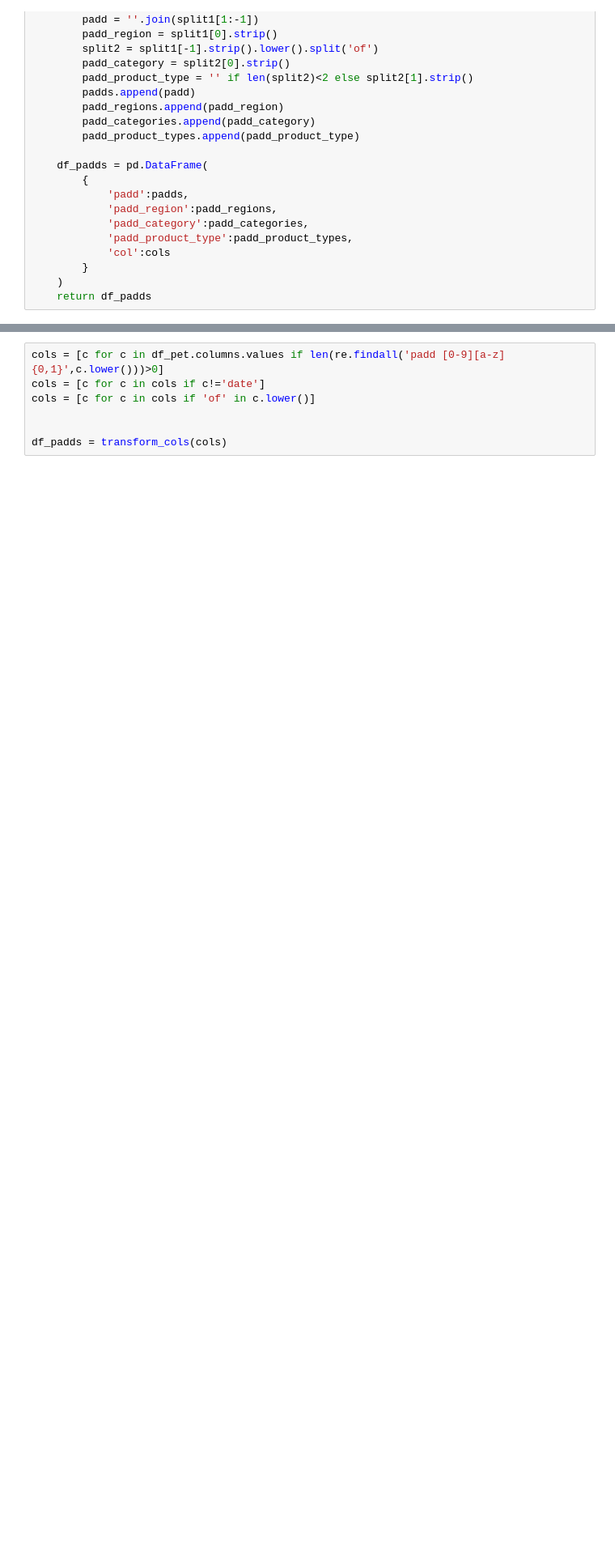
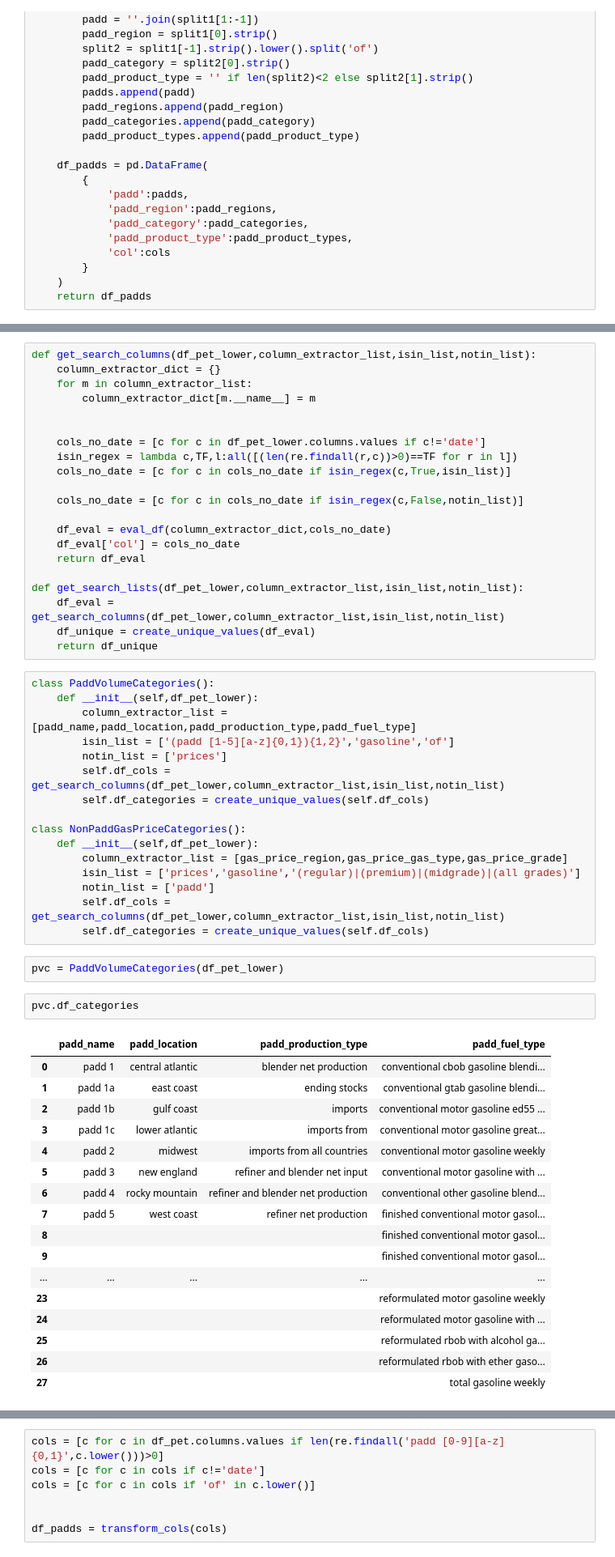
Before and after one commit to bgithub1/barchartacs, a Jupyter notebook: barchartacs/eia_download.ipynb, the cells around one changed output, grey strips where cells are left out. Shown at 81% size. Cells and saved outputs as stored; diff of their text form; blank space fills up the shorter version.

Commit message:
eia_download.ipynb build out column defintion logic for selecting columns

```diff
--- a/barchartacs/eia_download.ipynb
+++ b/barchartacs/eia_download.ipynb
@@ -455,0 +489,59 @@ eval_df(dd,cols)
+# %%
+def get_search_columns(df_pet_lower,column_extractor_list,isin_list,notin_list):
+    column_extractor_dict = {}
+    for m in column_extractor_list:
+        column_extractor_dict[m.__name__] = m
+
+
+    cols_no_date = [c for c in df_pet_lower.columns.values if c!='date']
+    isin_regex = lambda c,TF,l:all([(len(re.findall(r,c))>0)==TF for r in l])
+    cols_no_date = [c for c in cols_no_date if isin_regex(c,True,isin_list)]
+
+    cols_no_date = [c for c in cols_no_date if isin_regex(c,False,notin_list)]
+
+    df_eval = eval_df(column_extractor_dict,cols_no_date)
+    df_eval['col'] = cols_no_date
+    return df_eval
+
+def get_search_lists(df_pet_lower,column_extractor_list,isin_list,notin_list):
+    df_eval = get_search_columns(df_pet_lower,column_extractor_list,isin_list,notin_list)
+    df_unique = create_unique_values(df_eval)
+    return df_unique
+# %%
+class PaddVolumeCategories():
+    def __init__(self,df_pet_lower):
+        column_extractor_list = [padd_name,padd_location,padd_production_type,padd_fuel_type]
+        isin_list = ['(padd [1-5][a-z]{0,1}){1,2}','gasoline','of']
+        notin_list = ['prices']
+        self.df_cols = get_search_columns(df_pet_lower,column_extractor_list,isin_list,notin_list)
+        self.df_categories = create_unique_values(self.df_cols)
+
+class NonPaddGasPriceCategories():
+    def __init__(self,df_pet_lower):
+        column_extractor_list = [gas_price_region,gas_price_gas_type,gas_price_grade]
+        isin_list = ['prices','gasoline','(regular)|(premium)|(midgrade)|(all grades)']
+        notin_list = ['padd']
+        self.df_cols = get_search_columns(df_pet_lower,column_extractor_list,isin_list,notin_list)
+        self.df_categories = create_unique_values(self.df_cols)
+# %%
+pvc = PaddVolumeCategories(df_pet_lower)
+# %%
+pvc.df_categories
+# %% [output]
+|  | padd_name | padd_location | padd_production_type | padd_fuel_type |
+| 0 | padd 1 | central atlantic | blender net production | conventional cbob gasoline blendi... |
+| 1 | padd 1a | east coast | ending stocks | conventional gtab gasoline blendi... |
+| 2 | padd 1b | gulf coast | imports | conventional motor gasoline ed55 ... |
+| 3 | padd 1c | lower atlantic | imports from | conventional motor gasoline great... |
+| 4 | padd 2 | midwest | imports from all countries | conventional motor gasoline weekly |
+| 5 | padd 3 | new england | refiner and blender net input | conventional motor gasoline with ... |
+| 6 | padd 4 | rocky mountain | refiner and blender net production | conventional other gasoline blend... |
+| 7 | padd 5 | west coast | refiner net production | finished conventional motor gasol... |
+| 8 |  |  |  | finished conventional motor gasol... |
+| 9 |  |  |  | finished conventional motor gasol... |
+| ... | ... | ... | ... | ... |
+| 23 |  |  |  | reformulated motor gasoline weekly |
+| 24 |  |  |  | reformulated motor gasoline with ... |
+| 25 |  |  |  | reformulated rbob with alcohol ga... |
+| 26 |  |  |  | reformulated rbob with ether gaso... |
+| 27 |  |  |  | total gasoline weekly |
```
Also changed, not shown: parts of 20 cells of this notebook, 1 other file.
